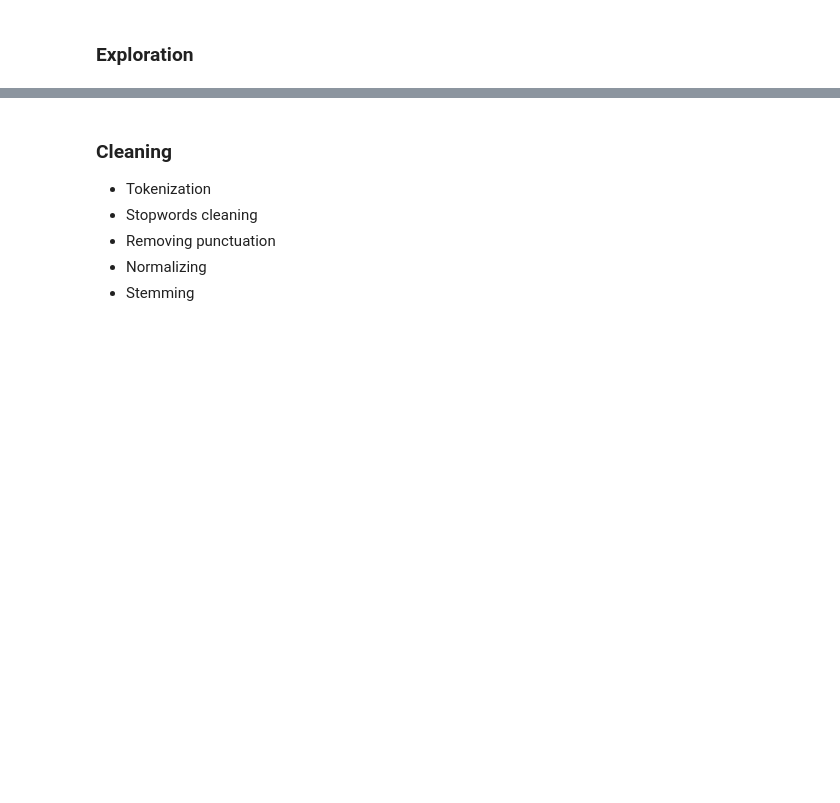
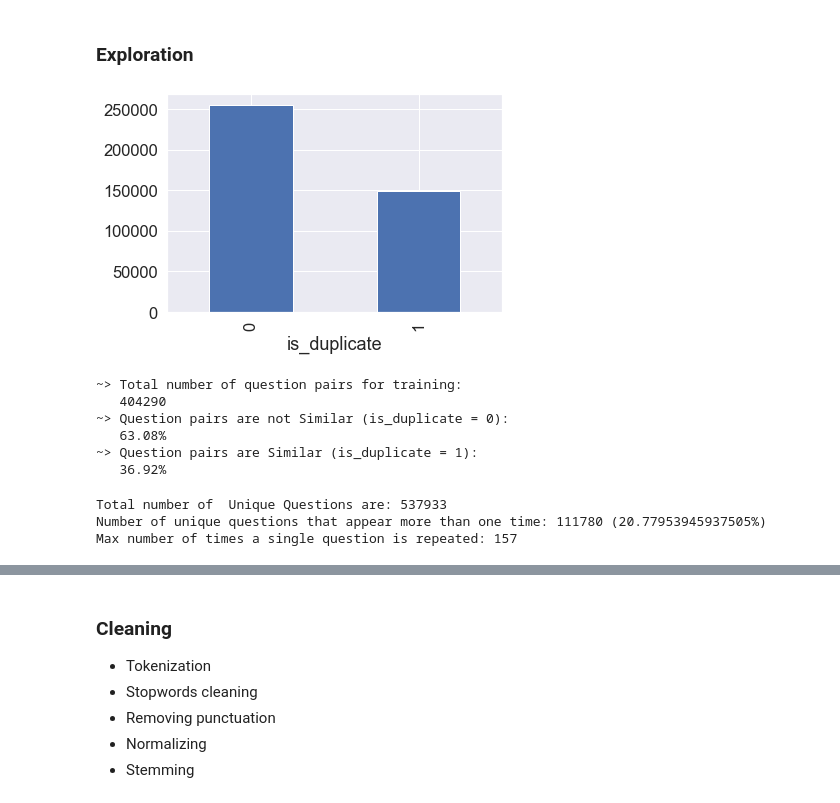
Before and after one commit to bennygodwin/mini-project-V, a Jupyter notebook: mini_project_V.ipynb, the cells around one changed output, grey strips where cells are left out. Drawn from its saved outputs; the diff is of its cells as text; code cells hidden in the pictures; blank space fills up the shorter version.

```diff
--- a/mini_project_V.ipynb
+++ b/mini_project_V.ipynb
@@ -18,2 +16,8 @@ import pandas as pd
+# %%
+import pandas as pd
+import matplotlib.pyplot as plt
+import numpy as np
+import seaborn as sns
+sns.set(font_scale = 1.5)
 # %%
-df = pd.read_csv(".../train.csv")
+df = pd.read_csv("train.csv")
@@ -24,3 +35,33 @@ FileNotFoundError: [Errno 2] No such file or directory: '.../train.csv'
 There is no designated test.csv file. The train.csv file is the entire dataset. Part of the data in the train.csv file should be set aside to act as the final testing data.
 # %% [markdown]
 ### Exploration
+# %%
+df.groupby('is_duplicate')['id'].count().plot.bar();
+# %% [output]
+[figure, added]
+# %%
+print('~> Total number of question pairs for training:\n   {}'.format(len(df)))
+print('~> Question pairs are not Similar (is_duplicate = 0):\n   {}%'.format(100 - round(df['is_duplicate'].mean()*100, 2)))
+print('~> Question pairs are Similar (is_duplicate = 1):\n   {}%'.format(round(df['is_duplicate'].mean()*100, 2)))
+# %% [output]
+~> Total number of question pairs for training:
+   404290
+~> Question pairs are not Similar (is_duplicate = 0):
+   63.08%
+~> Question pairs are Similar (is_duplicate = 1):
+   36.92%
+# %%
+qids = pd.Series(df['qid1'].tolist() + df['qid2'].tolist())
+unique_qs = len(np.unique(qids))
+qs_morethan_onetime = np.sum(qids.value_counts() > 1)
+
+print ('Total number of  Unique Questions are: {}'.format(unique_qs))
+print ('Number of unique questions that appear more than one time: {} ({}%)'.format(qs_morethan_onetime,qs_morethan_onetime/unique_qs*100))
+print ('Max number of times a single question is repeated: {}'.format(max(qids.value_counts())))
+
+q_vals = qids.value_counts()
+q_vals = q_vals.values
+# %% [output]
+Total number of  Unique Questions are: 537933
+Number of unique questions that appear more than one time: 111780 (20.77953945937505%)
+Max number of times a single question is repeated: 157
```
Also changed, not shown: parts of 41 cells of this notebook, 1 other file.
